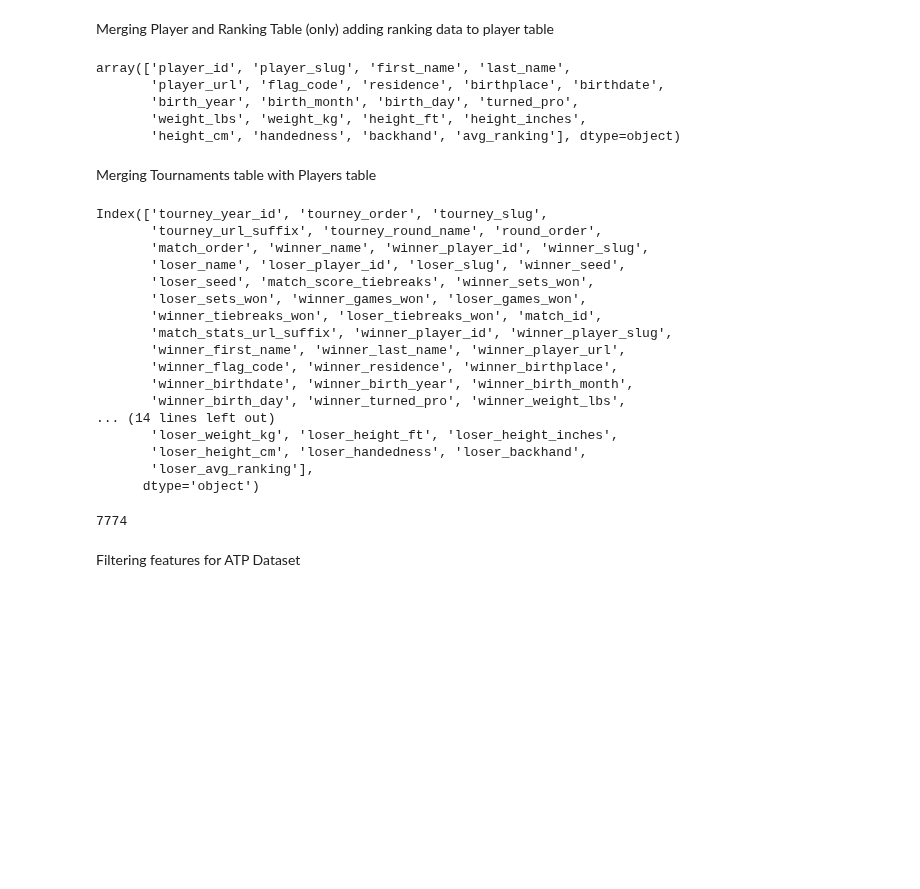
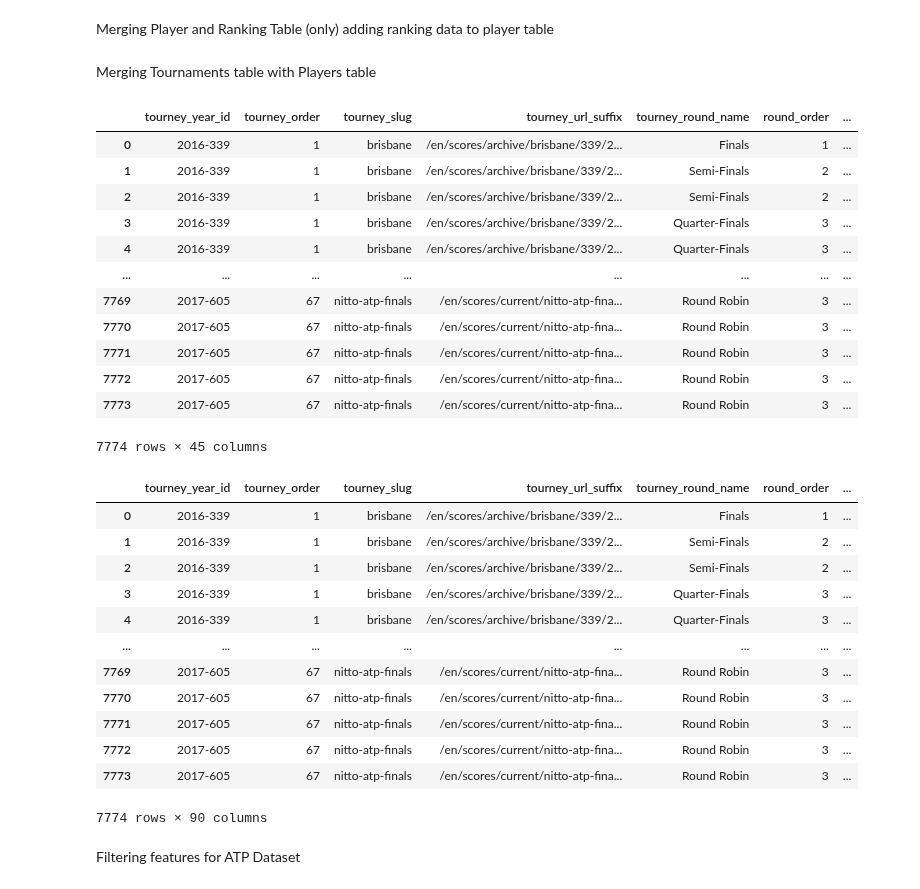
Before and after one commit to Farnaaaz/TenniMatchPrediction, a Jupyter notebook: Cleaned and Compiled Data from 3 dataframes.ipynb, the cells around one changed output. Drawn from its saved outputs; the diff is of its cells as text; code cells hidden in the pictures; blank space fills up the shorter version.

```diff
--- a/Cleaned and Compiled Data from 3 dataframes.ipynb
+++ b/Cleaned and Compiled Data from 3 dataframes.ipynb
@@ -19,7 +19,7 @@ from datetime import datetime
 # %% [markdown]
 Filtering and Merging the TOURNAMENT data sets
 # %%
-tournaments1 = pd.read_csv('match_scores_1991-2016_unindexed_csv.csv')
+tournaments1 = pd.read_csv('ATP data/match_scores_1991-2016_unindexed_csv.csv')
 # %%
 #Choosing only data for year 2016
 filtered_t1 = tournaments1[tournaments1['tourney_year_id'].str.startswith('2016-')]
@@ -40,7 +40,7 @@ print(f"The filtered ATP1 DataFrame has {filtered_t1_rows} rows.")
 # %% [output]
 The filtered ATP1 DataFrame has 3944 rows.
 # %%
-tournaments2 = pd.read_csv('match_scores_2017_unindexed_csv.csv')
+tournaments2 = pd.read_csv('ATP data/match_scores_2017_unindexed_csv.csv')
 # %%
 t2_rows = tournaments2.shape[0]
 print(f"The filtered ATP2 DataFrame has {t2_rows} rows.")
@@ -68,9 +68,9 @@ The filtered merged_ATP DataFrame has 7774 rows.
 Merging Player and Ranking Table
 (only) adding ranking data to player table
 # %%
-players = pd.read_csv('player_overviews_unindexed_csv.csv')
+players = pd.read_csv('ATP data/player_overviews_unindexed_csv.csv')
 # %%
-ranking = pd.read_csv('rankings_1973-2017_csv.csv')
+ranking = pd.read_csv('ATP data/rankings_1973-2017_csv.csv')
 
 # Calculate the average ranking for each player
 avg_ranking = ranking.groupby('player_id')['rank_number'].mean().reset_index()
@@ -83,59 +83,59 @@ player_updated = player_updated.rename(columns={'rank_number': 'avg_ranking'})
 
 # Display the final DataFrame
 player_updated.head()
-player_updated.columns.values
-# %% [output]
-array(['player_id', 'player_slug', 'first_name', 'last_name',
-       'player_url', 'flag_code', 'residence', 'birthplace', 'birthdate',
-       'birth_year', 'birth_month', 'birth_day', 'turned_pro',
-       'weight_lbs', 'weight_kg', 'height_ft', 'height_inches',
-       'height_cm', 'handedness', 'backhand', 'avg_ranking'], dtype=object)
 # %% [markdown]
 Merging Tournaments table with Players table
 # %%
 # merged_tournaments, player_updated
 
 # Merge for winners
 merged_winners = pd.merge(merged_tournaments, player_updated, left_on='winner_player_id', right_on='player_id', how='left')
 
 # Rename columns for winners
 winner_columns = {col: f"winner_{col}" if col not in merged_tournaments.columns else f"{col}" for col in merged_winners.columns}
 merged_winners.rename(columns=winner_columns, inplace=True)
 
 # Merge for losers
 merged_losers = pd.merge(merged_tournaments, player_updated, left_on='loser_player_id', right_on='player_id', how='left')
 
 # Rename columns for losers
 loser_columns = {col: f"loser_{col}" if col not in merged_tournaments.columns else f"{col}" for col in merged_losers.columns}
 merged_losers.rename(columns=loser_columns, inplace=True)
 
 # Combine the results into a single dataframe
 merged_df = pd.concat([merged_winners, merged_losers], axis=1)
+merged_winners
+# %% [output]
+|  | tourney_year_id | tourney_order | tourney_slug | tourney_url_suffix | tourney_round_name | round_order | ... |
+| 0 | 2016-339 | 1 | brisbane | /en/scores/archive/brisbane/339/2... | Finals | 1 | ... |
+| 1 | 2016-339 | 1 | brisbane | /en/scores/archive/brisbane/339/2... | Semi-Finals | 2 | ... |
+| 2 | 2016-339 | 1 | brisbane | /en/scores/archive/brisbane/339/2... | Semi-Finals | 2 | ... |
+| 3 | 2016-339 | 1 | brisbane | /en/scores/archive/brisbane/339/2... | Quarter-Finals | 3 | ... |
+| 4 | 2016-339 | 1 | brisbane | /en/scores/archive/brisbane/339/2... | Quarter-Finals | 3 | ... |
+| ... | ... | ... | ... | ... | ... | ... | ... |
+| 7769 | 2017-605 | 67 | nitto-atp-finals | /en/scores/current/nitto-atp-fina... | Round Robin | 3 | ... |
+| 7770 | 2017-605 | 67 | nitto-atp-finals | /en/scores/current/nitto-atp-fina... | Round Robin | 3 | ... |
+| 7771 | 2017-605 | 67 | nitto-atp-finals | /en/scores/current/nitto-atp-fina... | Round Robin | 3 | ... |
+| 7772 | 2017-605 | 67 | nitto-atp-finals | /en/scores/current/nitto-atp-fina... | Round Robin | 3 | ... |
+| 7773 | 2017-605 | 67 | nitto-atp-finals | /en/scores/current/nitto-atp-fina... | Round Robin | 3 | ... |
+7774 rows × 45 columns
 # %%
 # Display the resulting DataFrame
-merged_df.columns
+merged_df
 # %% [output]
+|  | tourney_year_id | tourney_order | tourney_slug | tourney_url_suffix | tourney_round_name | round_order | ... |
+| 0 | 2016-339 | 1 | brisbane | /en/scores/archive/brisbane/339/2... | Finals | 1 | ... |
+| 1 | 2016-339 | 1 | brisbane | /en/scores/archive/brisbane/339/2... | Semi-Finals | 2 | ... |
+| 2 | 2016-339 | 1 | brisbane | /en/scores/archive/brisbane/339/2... | Semi-Finals | 2 | ... |
+| 3 | 2016-339 | 1 | brisbane | /en/scores/archive/brisbane/339/2... | Quarter-Finals | 3 | ... |
+| 4 | 2016-339 | 1 | brisbane | /en/scores/archive/brisbane/339/2... | Quarter-Finals | 3 | ... |
+| ... | ... | ... | ... | ... | ... | ... | ... |
+| 7769 | 2017-605 | 67 | nitto-atp-finals | /en/scores/current/nitto-atp-fina... | Round Robin | 3 | ... |
+| 7770 | 2017-605 | 67 | nitto-atp-finals | /en/scores/current/nitto-atp-fina... | Round Robin | 3 | ... |
+| 7771 | 2017-605 | 67 | nitto-atp-finals | /en/scores/current/nitto-atp-fina... | Round Robin | 3 | ... |
+| 7772 | 2017-605 | 67 | nitto-atp-finals | /en/scores/current/nitto-atp-fina... | Round Robin | 3 | ... |
+| 7773 | 2017-605 | 67 | nitto-atp-finals | /en/scores/current/nitto-atp-fina... | Round Robin | 3 | ... |
-Index(['tourney_year_id', 'tourney_order', 'tourney_slug',
-       'tourney_url_suffix', 'tourney_round_name', 'round_order',
-       'match_order', 'winner_name', 'winner_player_id', 'winner_slug',
-       'loser_name', 'loser_player_id', 'loser_slug', 'winner_seed',
-       'loser_seed', 'match_score_tiebreaks', 'winner_sets_won',
-       'loser_sets_won', 'winner_games_won', 'loser_games_won',
-       'winner_tiebreaks_won', 'loser_tiebreaks_won', 'match_id',
-       'match_stats_url_suffix', 'winner_player_id', 'winner_player_slug',
-       'winner_first_name', 'winner_last_name', 'winner_player_url',
-       'winner_flag_code', 'winner_residence', 'winner_birthplace',
-       'winner_birthdate', 'winner_birth_year', 'winner_birth_month',
-       'winner_birth_day', 'winner_turned_pro', 'winner_weight_lbs',
-... (14 lines left out)
-       'loser_weight_kg', 'loser_height_ft', 'loser_height_inches',
-       'loser_height_cm', 'loser_handedness', 'loser_backhand',
-       'loser_avg_ranking'],
-      dtype='object')
+7774 rows × 90 columns
-# %%
-merged_df.shape[0]
-# %% [output]
-7774
 # %% [markdown]
 Filtering features for ATP Dataset
 # %%
```
Also changed, not shown: parts of 12 cells of this notebook, 1 other file.
